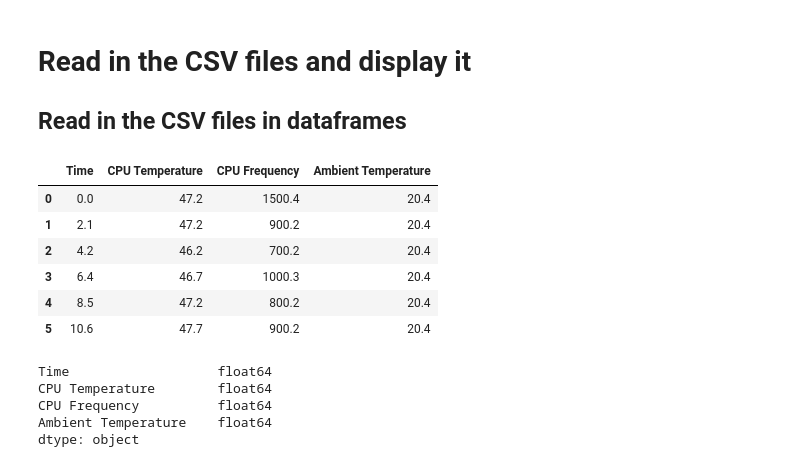
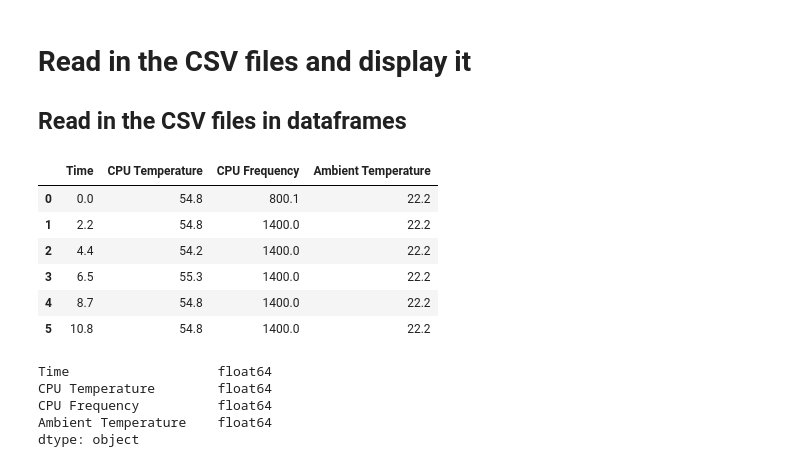
Before and after one commit to urmel79/Jupyter_Raspberry_Pi_Stress_Tests, a Jupyter notebook: Raspberry_Pi4_stress_test.ipynb, the cells around one changed output. Drawn from its saved outputs; the diff is of its cells as text; code cells hidden in the pictures.

```diff
--- a/Raspberry_Pi4_stress_test.ipynb
+++ b/Raspberry_Pi4_stress_test.ipynb
@@ -416,26 +416,26 @@ df_9_PC_wHeatSinks = create_dictionary_from_csv(filename="./data_files/" + str_f
 # %%
 #df_1_PC_woHeatSinks.head(6)
 #df_2_PC_wHeatSinks.head(6)
 #df_3_PC_wHeatSinksAndFan5V.head(6)
 #df_4_PC_wHeatSinksAndFan3V.head(6)
 #df_5_PC_wHeatSinksAndFan5Vrev.head(6)
 #df_6_RC_wHeatSinks.head(6)
 #df_7_PC_wHeatSinksAndNoctuaFan5V.head(6)
 #df_8_PC_wHeatSinksAndNoctuaFan3V.head(6)
 #df_11_PC_wHeatSinksAndNoctuaFan5Vrev.head(6)
 
 #df_10_woC_wHeatSinksAndCtrlFan5V_70C.head(6)
 df_12_woC_wHeatSinksAndCtrlFan5V_65C.head(6)
 
-#df_9_PC_wHeatSinks.head(6)
+df_9_PC_wHeatSinks.head(6)
 # %% [output]
 |  | Time | CPU Temperature | CPU Frequency | Ambient Temperature |
-| 0 | 0.0 | 47.2 | 1500.4 | 20.4 |
-| 1 | 2.1 | 47.2 | 900.2 | 20.4 |
-| 2 | 4.2 | 46.2 | 700.2 | 20.4 |
-| 3 | 6.4 | 46.7 | 1000.3 | 20.4 |
-| 4 | 8.5 | 47.2 | 800.2 | 20.4 |
-| 5 | 10.6 | 47.7 | 900.2 | 20.4 |
+| 0 | 0.0 | 54.8 | 800.1 | 22.2 |
+| 1 | 2.2 | 54.8 | 1400.0 | 22.2 |
+| 2 | 4.4 | 54.2 | 1400.0 | 22.2 |
+| 3 | 6.5 | 55.3 | 1400.0 | 22.2 |
+| 4 | 8.7 | 54.8 | 1400.0 | 22.2 |
+| 5 | 10.8 | 54.8 | 1400.0 | 22.2 |
 # %%
 #df_1_PC_woHeatSinks.dtypes
 #df_2_PC_wHeatSinks.dtypes
```
Also changed, not shown: parts of 6 cells of this notebook, 3 other files.
